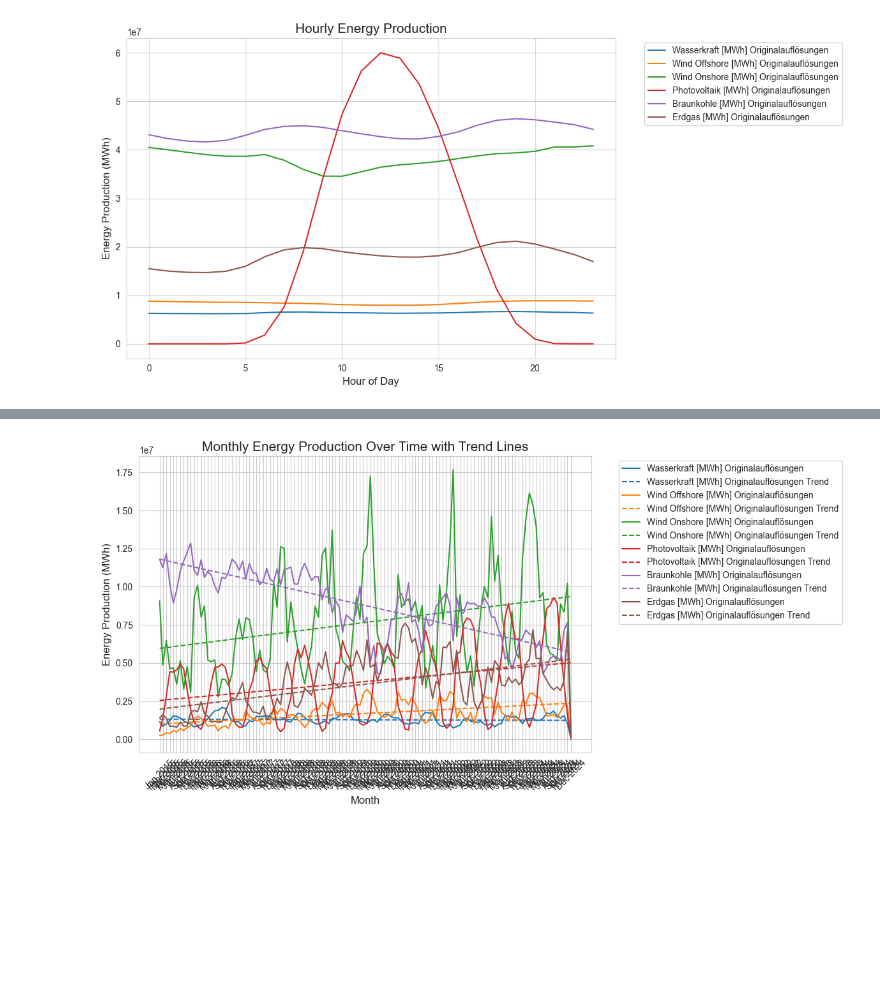
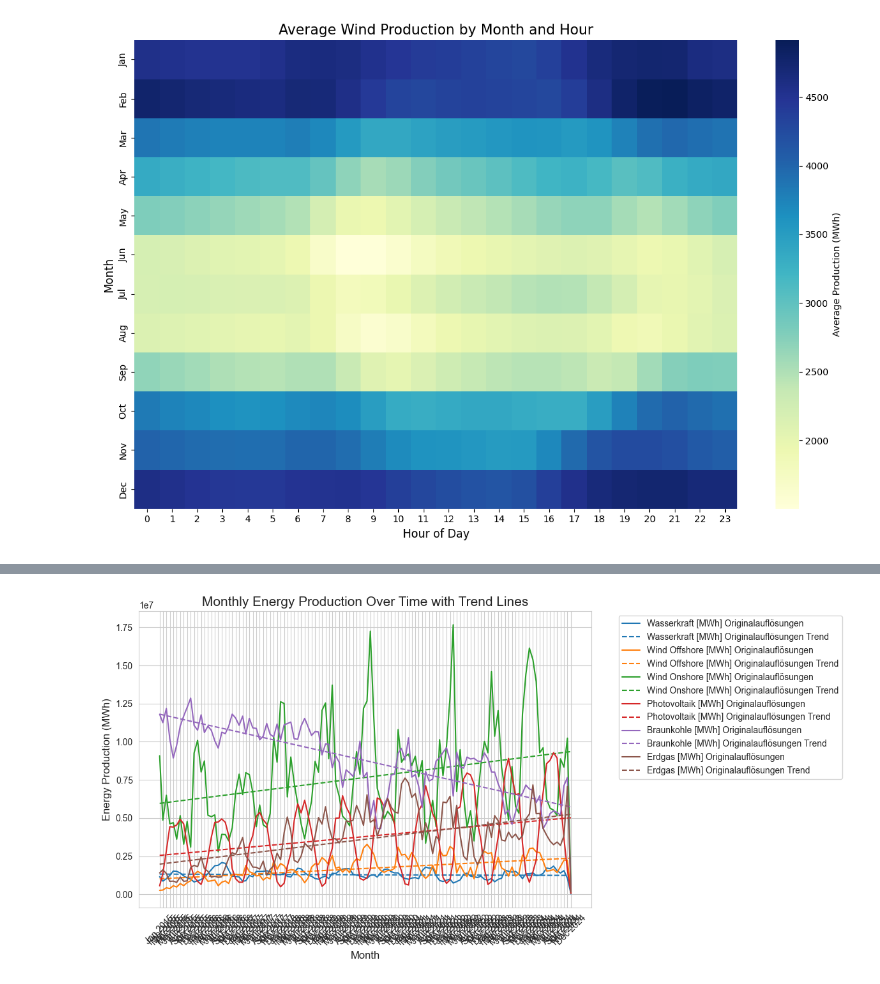
Before and after one commit to Timson1235/clouddocker, a Jupyter notebook: dataviz/capstone_project/erzeugung.ipynb, the cells around one changed output, grey strips where cells are left out. Saved outputs shown, nothing was run; the diff lists cells and outputs as text; code cells hidden in the pictures; blank space fills up the shorter version.

```diff
--- a/dataviz/capstone_project/erzeugung.ipynb
+++ b/dataviz/capstone_project/erzeugung.ipynb
@@ -28,25 +28,45 @@ columns_of_interest = [
     'Erdgas [MWh] Originalauflösungen'
 ]
 
+# Convert 'Datum von' to datetime
+df['Datum von'] = pd.to_datetime(df['Datum von'], format='%d.%m.%Y %H:%M')
+
 # Extract hour from the timestamp
 df['Hour'] = df['Datum von'].dt.hour
 
 # Group by hour and sum the production for each energy source
 hourly_production = df.groupby('Hour')[columns_of_interest].sum()
-# %%
-# Create the plot
-plt.figure(figsize=(12, 6))
-sns.set_style("whitegrid")
-
-# Plot each energy source
-for column in columns_of_interest:
-    plt.plot(hourly_production.index, hourly_production[column], label=column)
-
-plt.title('Hourly Energy Production', fontsize=15)
-plt.xlabel('Hour of Day', fontsize=12)
-plt.ylabel('Energy Production (MWh)', fontsize=12)
-plt.legend(bbox_to_anchor=(1.05, 1), loc='upper left')
-plt.tight_layout()
-plt.show()
-# %% [output]
-[figure, removed]
+# %%
+# Combine Wind Offshore and Wind Onshore
+df['Total Wind [MWh]'] = pd.to_numeric(df['Wind Offshore [MWh] Originalauflösungen'].str.replace('.','').str.replace(',','.')) + \
+                         pd.to_numeric(df['Wind Onshore [MWh] Originalauflösungen'].str.replace('.','').str.replace(',','.'))
+
+# Extract month from the timestamp if not already done
+df['Month'] = df['Datum von'].dt.month
+
+# Create pivot table with hours as columns and months as rows, using mean of total wind production
+pivot_wind = pd.pivot_table(
+    data=df,
+    values='Total Wind [MWh]',
+    index='Month',
+    columns='Hour',
+    aggfunc='mean'
+)
+
+# Create heatmap
+plt.figure(figsize=(12, 8))
+sns.heatmap(
+    pivot_wind,
+    cmap='YlGnBu',
+    cbar_kws={'label': 'Average Production (MWh)'},
+    xticklabels=range(24),
+    yticklabels=['Jan', 'Feb', 'Mar', 'Apr', 'May', 'Jun', 'Jul', 'Aug', 'Sep', 'Oct', 'Nov', 'Dec']
+)
+
+plt.title('Average Wind Production by Month and Hour', fontsize=15)
+plt.xlabel('Hour of Day', fontsize=12)
+plt.ylabel('Month', fontsize=12)
+plt.tight_layout()
+plt.show()
+# %% [output]
+[figure, added]
```
Also changed, not shown: parts of 7 cells of this notebook, 5 other files.
